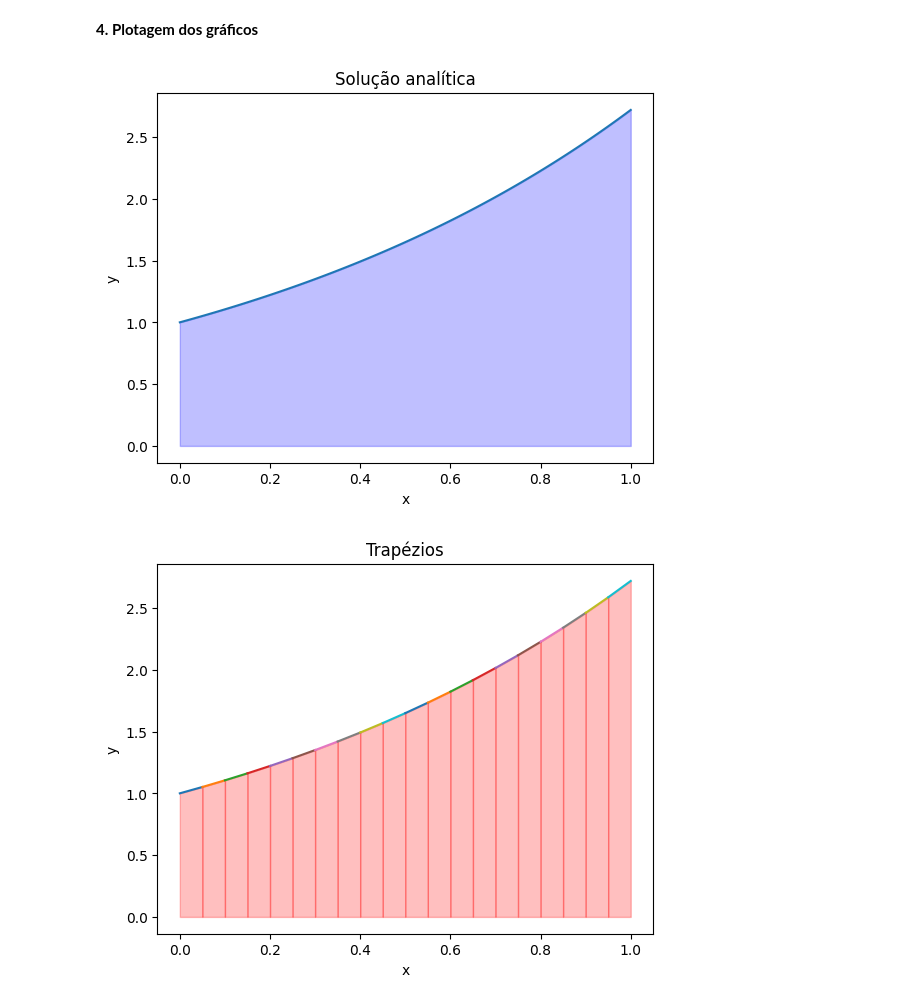
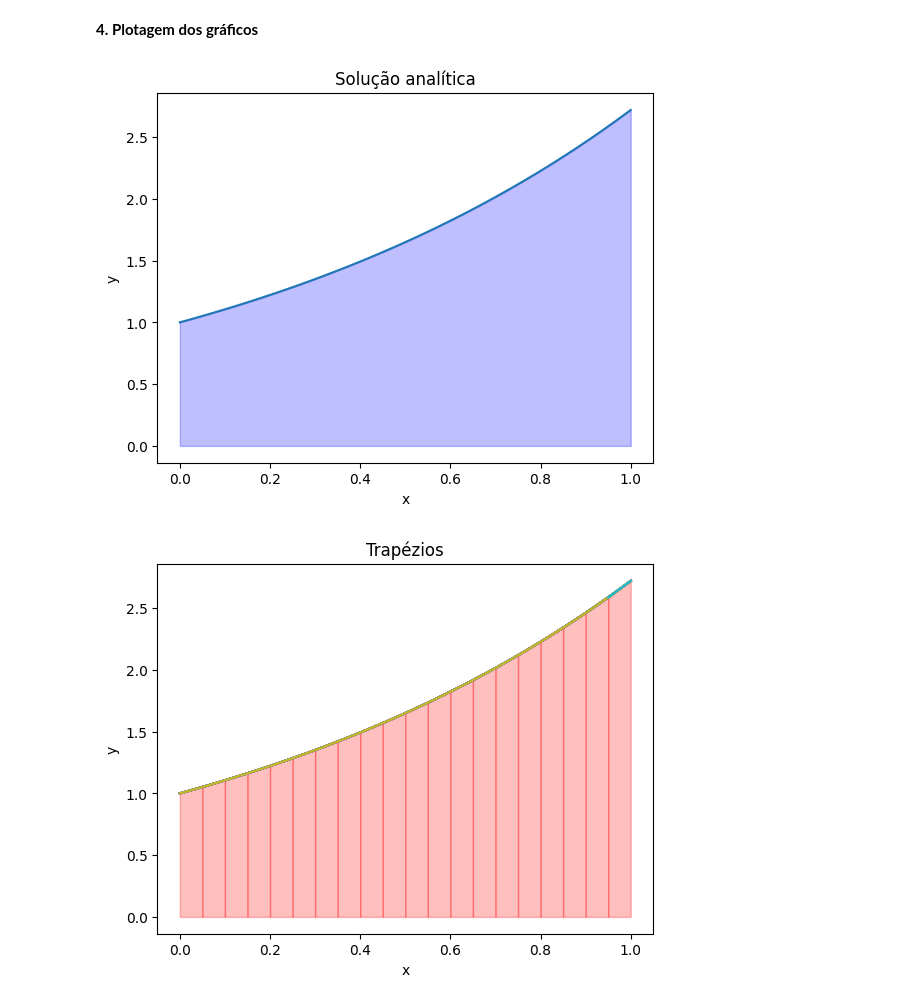
Before and after one commit to rodrigolrmadureira/CalculoNumericoUERJ, a Jupyter notebook: Python - Jupyter Notebook/Integração numérica/Integracao_Numerica.ipynb, the cells around one changed output. Saved outputs shown, nothing was run; the diff lists cells and outputs as text; code cells hidden in the pictures.

```diff
--- a/Python - Jupyter Notebook/Integração numérica/Integracao_Numerica.ipynb
+++ b/Python - Jupyter Notebook/Integração numérica/Integracao_Numerica.ipynb
@@ -263,6 +263,9 @@ for k in range(1,n_T+1):
      ## Plotagem do gráfico da integral analítica na janela 2:
      plt.figure(2)
 
+     ## Plotagem da função f(x):
+     plt.plot(x, y, label='Função f(x)')
+     ## Plotagem da função P_2(x) para cada intervalo [x_k, x_{k+1}]:
      plt.plot(x_Trapezios, y_Trapezios, label='Função P_1(x)')
     #  plt.fill_between(x_Trapezios, y_Trapezios, where=y_Trapezios >= 0, alpha=0.25, color='blue', label='Área da Integral')
     #  plt.fill_between(x_Trapezios, y_Trapezios, where=y_Trapezios >= 0, alpha=0.25, color='red')
@@ -278,31 +281,34 @@ for k in range(1,n_T+1):
 for s in range(1,n_S + 1,2):
 
     if n_S % 2 != 0:
         ### Se n_S for par, saio do loop for
         break
 
     x_Simpson = np.linspace(a + (s-1)*h_S, a + (s+1)*h_S, 100) # 100 pontos entre a + (s-1)*h e a + (s+1)*h
     y_Simpson = P_2(x_Simpson,a + (s-1)*h_S, a + s*h_S, a + (s+1)*h_S)
 
     ## Plotagem do gráfico da integral analítica na janela 3:
     plt.figure(3)
 
+    ## Plotagem da função f(x):
+    plt.plot(x, y, label='Função f(x)')
+    ## Plotagem da função P_2(x) para cada intervalo [x_k, x_{k+2}]:
     plt.plot(x_Simpson, y_Simpson, label='Função P_2(x)', color='green')
     #  plt.fill_between(x_Simpson, y_Simpson, where=y_Simpson >= 0, alpha=0.25, color='red', label='Área da Integral')
     # plt.fill_between(x_Simpson, y_Simpson, where=y_Simpson >= 0, alpha=0.25, color='green')
     plt.fill_between(x_Simpson, y_Simpson, alpha=0.25, color='green')
     plt.xlabel('x')
     plt.ylabel('y')
     plt.title('(1/3) Simpson')
     # plt.legend()
     ### Habilita grade no gráfico
     # plt.grid(True)
 
 
 ### Exibe os gráficos dentro da condição:
 ### Se n_S não for par, apenas os gráficos da solução analítica
 ### e da solução aproximada da Regra dos Trapézios serão mostrados
 plt.show()
 # %% [output]
 [figure]
-[figure, old version]
+[figure, new version]
```
Also changed, not shown: parts of 2 cells of this notebook.
